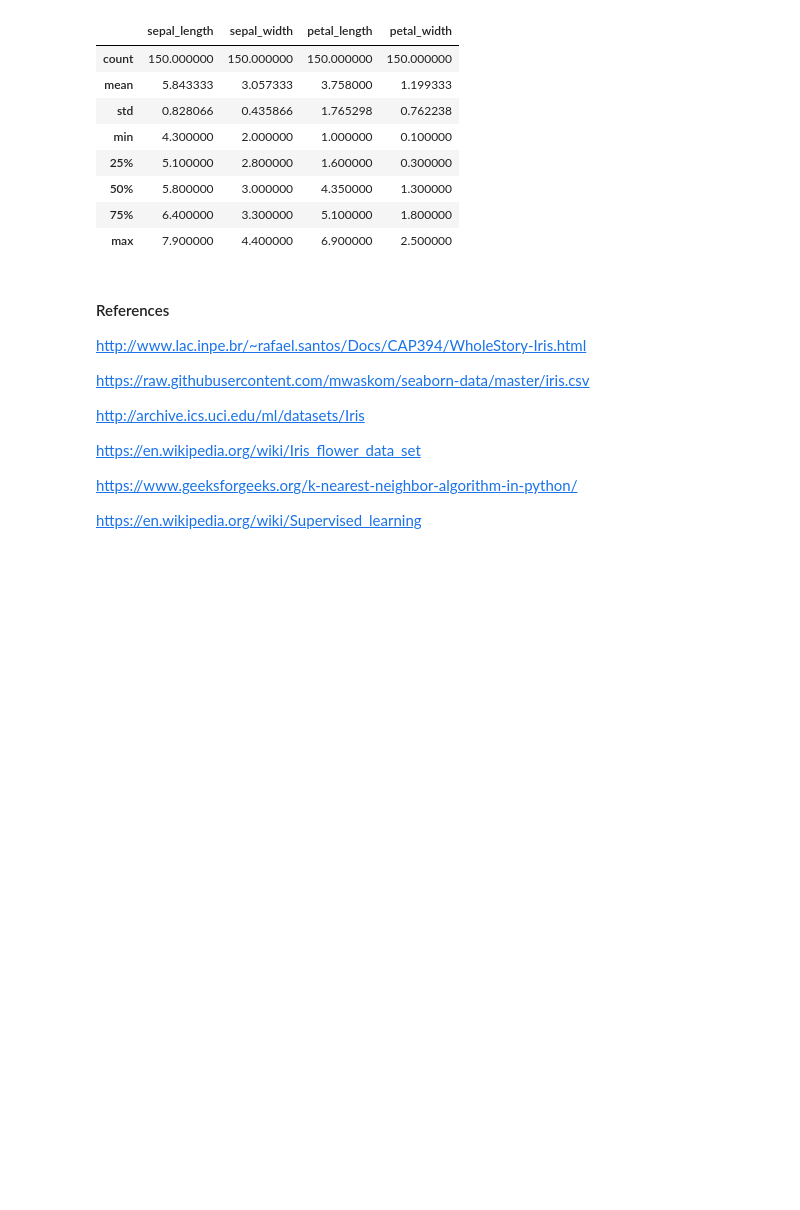
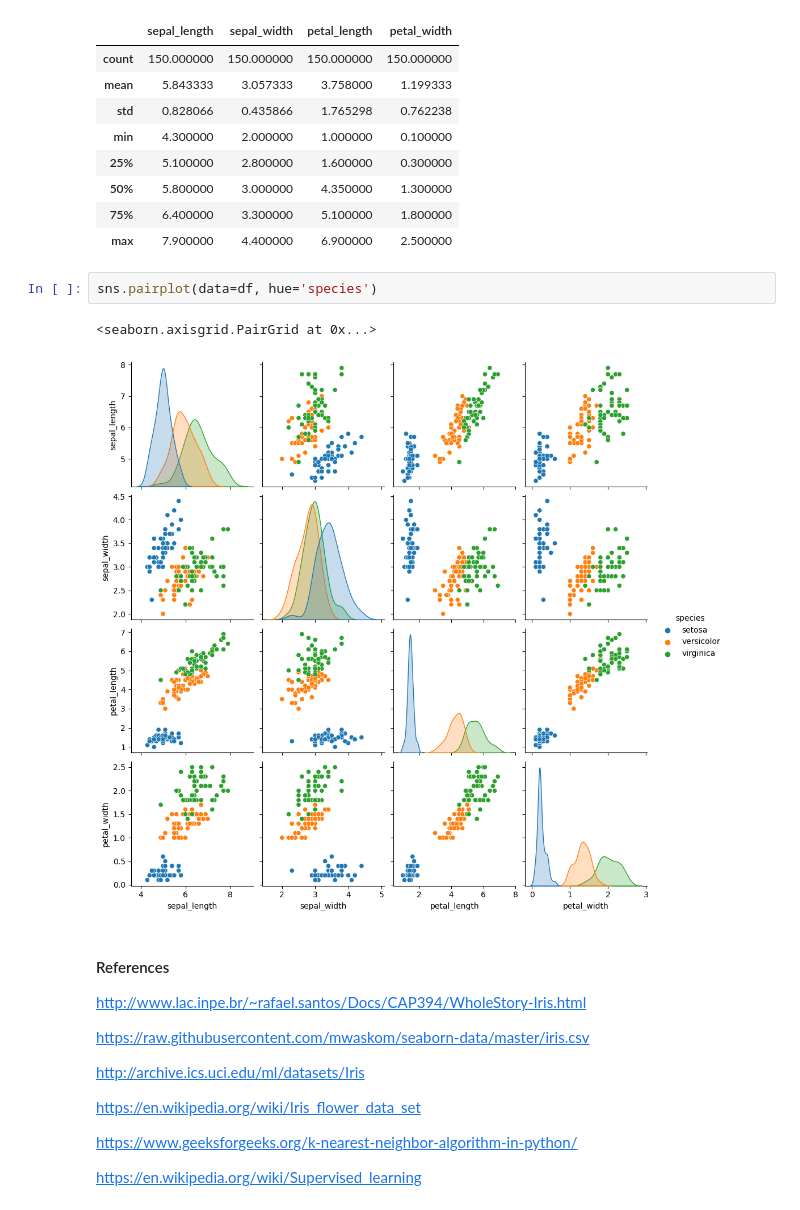
Before and after one commit to Tanjasta/Machine-Learning-and-Statistics, a Jupyter notebook: project.ipynb, the cells around one changed output. Drawn from its saved outputs; the diff is of its cells as text; blank space fills up the shorter version.

Commit message:
added pairplot

```diff
--- a/project.ipynb
+++ b/project.ipynb
@@ -97,6 +97,11 @@ df.describe()
 | 50% | 5.800000 | 3.000000 | 4.350000 | 1.300000 |
 | 75% | 6.400000 | 3.300000 | 5.100000 | 1.800000 |
 | max | 7.900000 | 4.400000 | 6.900000 | 2.500000 |
+# %%
+sns.pairplot(data=df, hue='species')
+# %% [output]
+<seaborn.axisgrid.PairGrid at 0x...>
+[figure, added]
 # %% [markdown]
 #### References
 http://www.lac.inpe.br/~rafael.santos/Docs/CAP394/WholeStory-Iris.html
```
